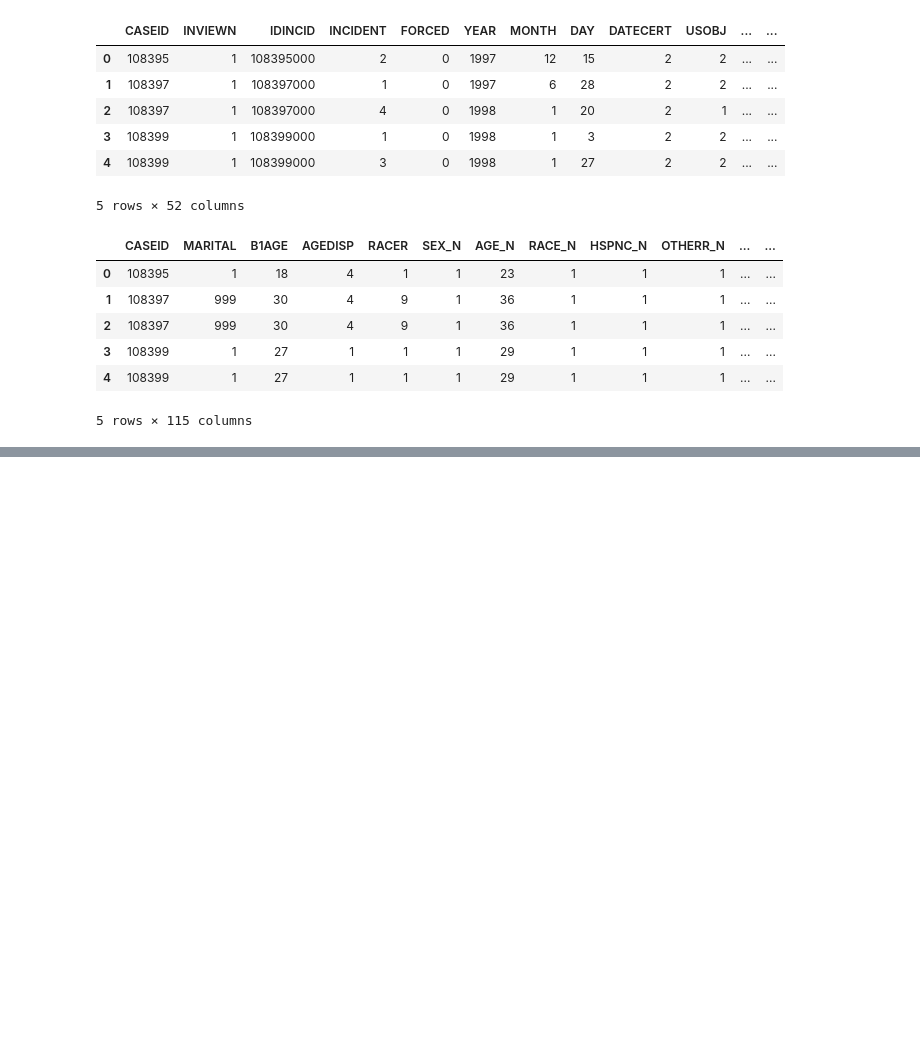
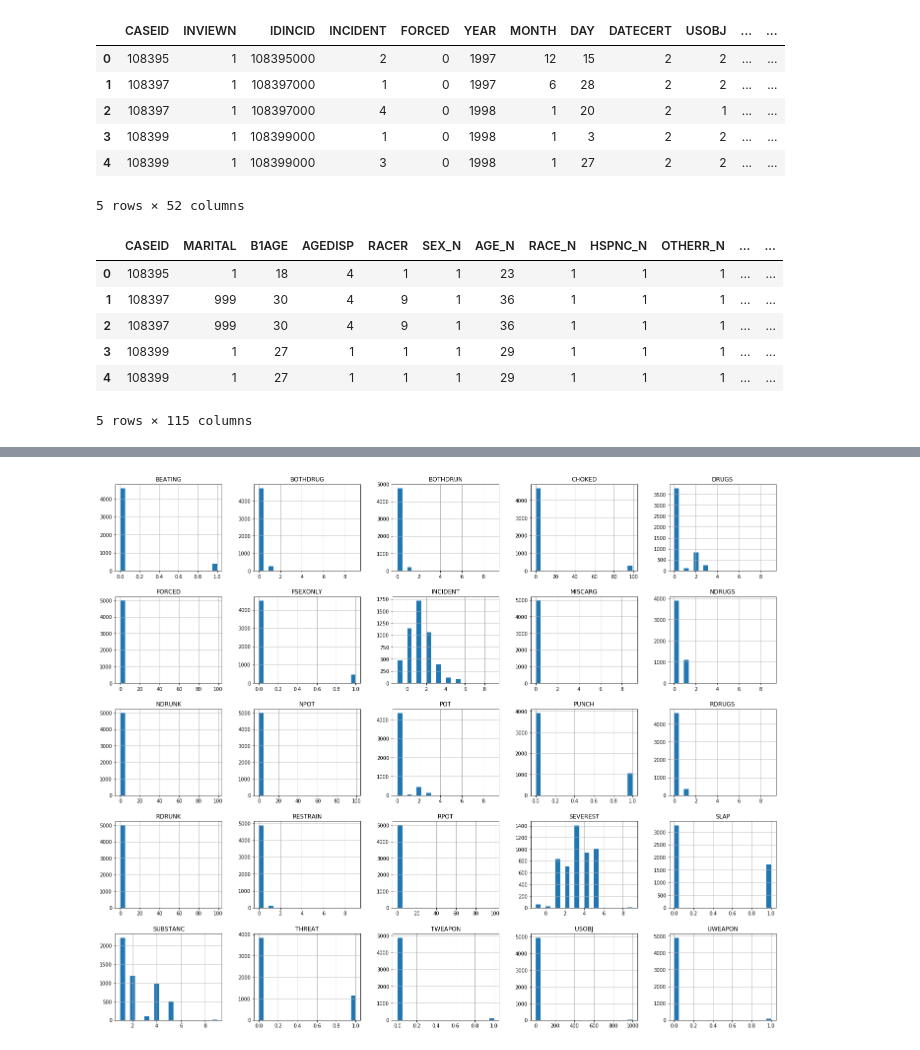
Before and after one commit to jesseanddd/domestic-violence, a Jupyter notebook: chicago-dd.ipynb, the cells around one changed output, grey strips where cells are left out. Cells and saved outputs as stored; diff of their text form; code cells hidden in the pictures; blank space fills up the shorter version.

```diff
--- a/chicago-dd.ipynb
+++ b/chicago-dd.ipynb
@@ -42,0 +173,27 @@ df3.head()
+# %%
+df = df2.filter(['INCIDENT',
+                 'FORCED',
+                 'USOBJ',
+                 'THREAT',
+                 'SLAP',
+                 'PUNCH',
+                 'BEATING',
+                 'TWEAPON',
+                 'UWEAPON',
+                 'FSEXONLY',
+                 'MISCARG',
+                 'RESTRAIN',
+                 'CHOKED',
+                 'RDRUNK',
+                 'NDRUNK',
+                 'BOTHDRUN',
+                 'POT',
+                 'RPOT',
+                 'NPOT',
+                 'DRUGS',
+                 'RDRUGS',
+                 'NDRUGS',
+                 'BOTHDRUG',
+                 'SUBSTANC',
+                 'SEVEREST',
+                ], axis=1)
@@ -42,0 +234,4 @@ df3.head()
+# %%
+plot_hist(df)
+# %% [output]
+[figure, added]
```
Also changed, not shown: parts of 26 cells of this notebook.
